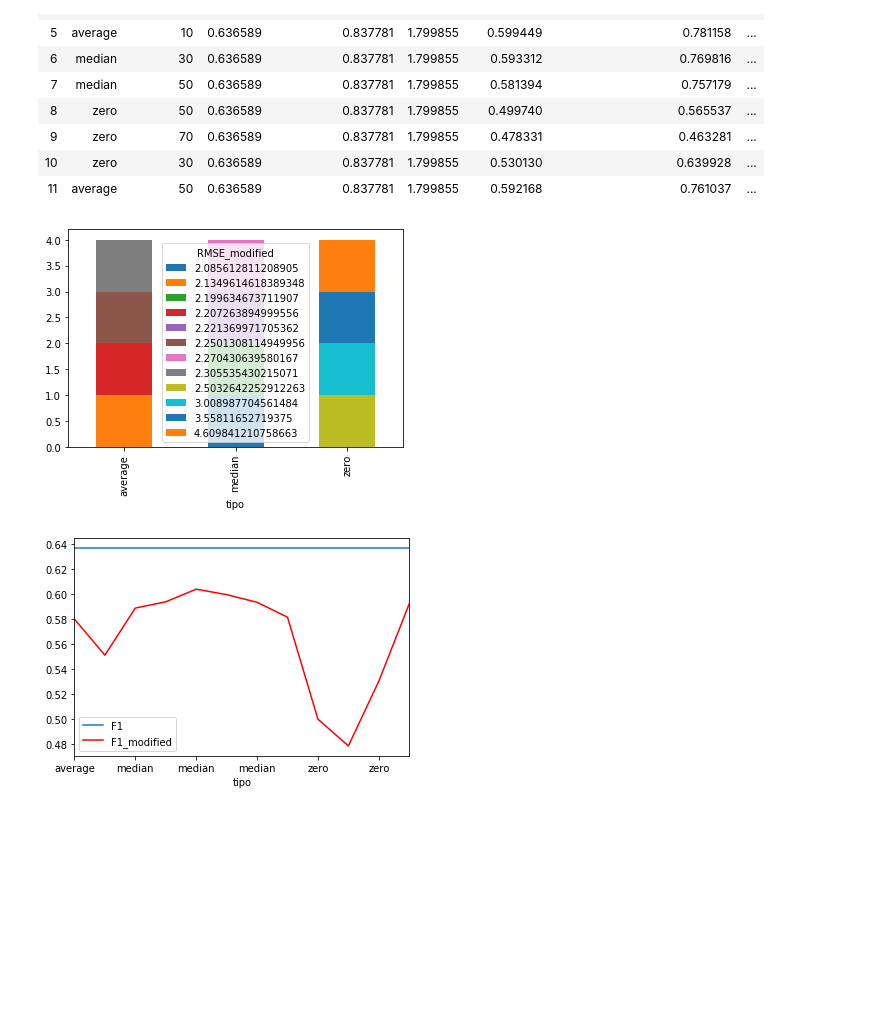
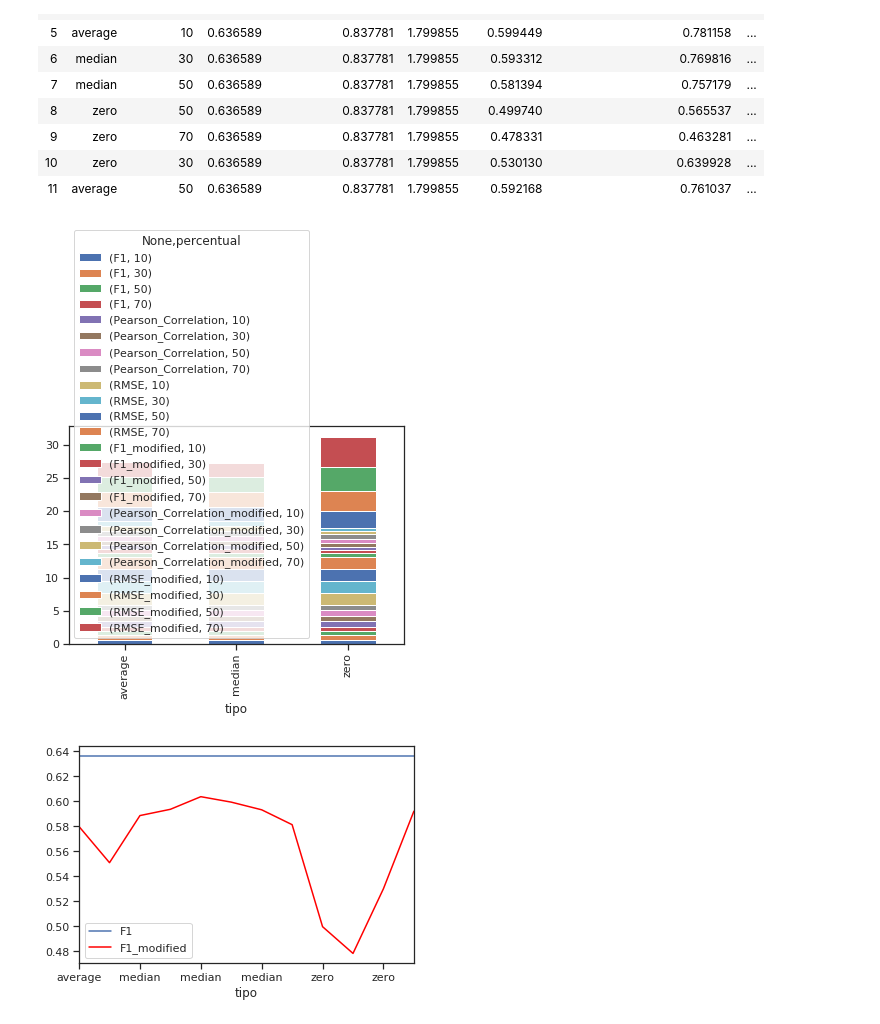
Before and after one commit to TassiaBastos/Treatment-of-incomplete-kernels, a Jupyter notebook: notebooks/analise_scenario3.ipynb, the cells around one changed output. Drawn from its saved outputs; the diff is of its cells as text; code cells hidden in the pictures; blank space fills up the shorter version.

```diff
--- a/notebooks/analise_scenario3.ipynb
+++ b/notebooks/analise_scenario3.ipynb
@@ -616,8 +653,8 @@ for dir in dirs:
     data['Pearson_Correlation_modified'].append(np.mean(mean_pearsonCorrelation_modified))
     data['RMSE_modified'].append(np.mean(mean_RMSE_modified))
 
-df = pd.DataFrame(data=data)
-df
+df_all = pd.DataFrame(data=data)
+df_all
 # %% [output]
 |  | tipo | percentual | F1 | Pearson_Correlation | RMSE | F1_modified | Pearson_Correlation_modified | ... |
 | 0 | average | 70 | 0.636589 | 0.837781 | 1.799855 | 0.579875 | 0.749258 | ... |
@@ -635,24 +672,25 @@ df
 # %%
 import matplotlib.pyplot as plt
 import pandas as pd
 
-df.groupby(['tipo','RMSE_modified']).size().unstack().plot(kind='bar',stacked=True)
+df_all.groupby(['tipo','percentual']).mean().unstack().plot(kind='bar',stacked=True)
 plt.show()
 # %% [output]
-[figure, old version]
+[figure, new version]
 # %%
 import matplotlib.pyplot as plt
 import pandas as pd
 
+
 # gca stands for 'get current axis'
 ax = plt.gca()
 
-df.plot(kind='line',x='tipo',y='F1',ax=ax)
-df.plot(kind='line',x='tipo',y='F1_modified', color='red', ax=ax)
+df_all.plot(kind='line',x='tipo',y='F1',ax=ax)
+df_all.plot(kind='line',x='tipo',y='F1_modified', color='red', ax=ax)
 
 plt.show()
 # %% [output]
-[figure, old version]
+[figure, new version]
 # %%
 import matplotlib.pyplot as plt
 import pandas as pd
```
Also changed, not shown: parts of 13 cells of this notebook.
